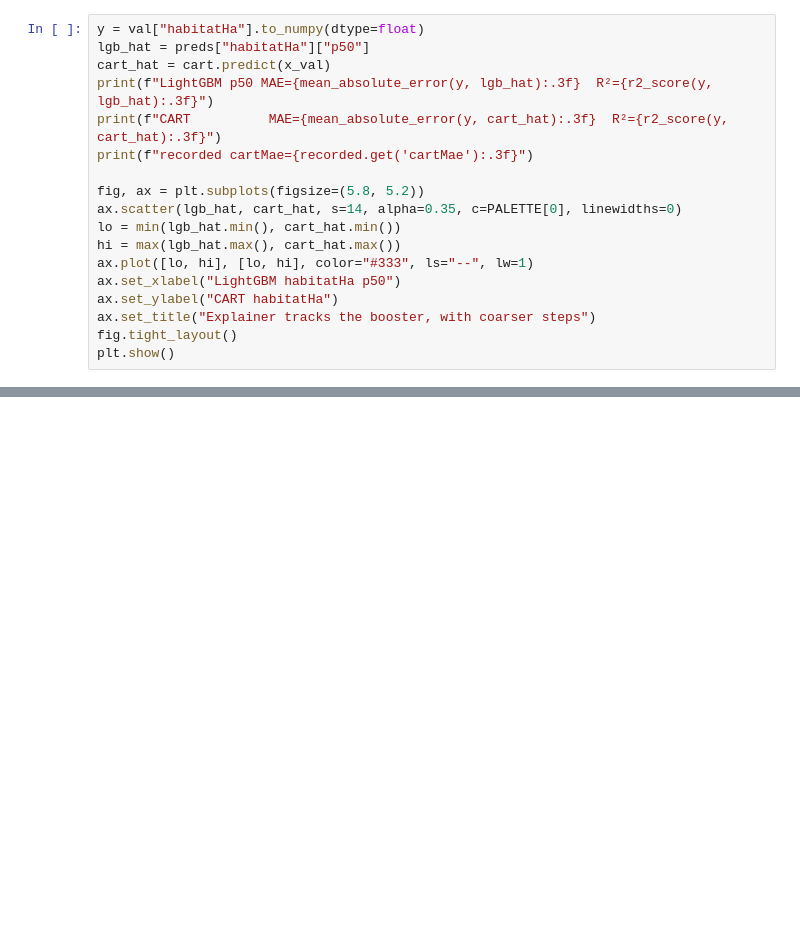
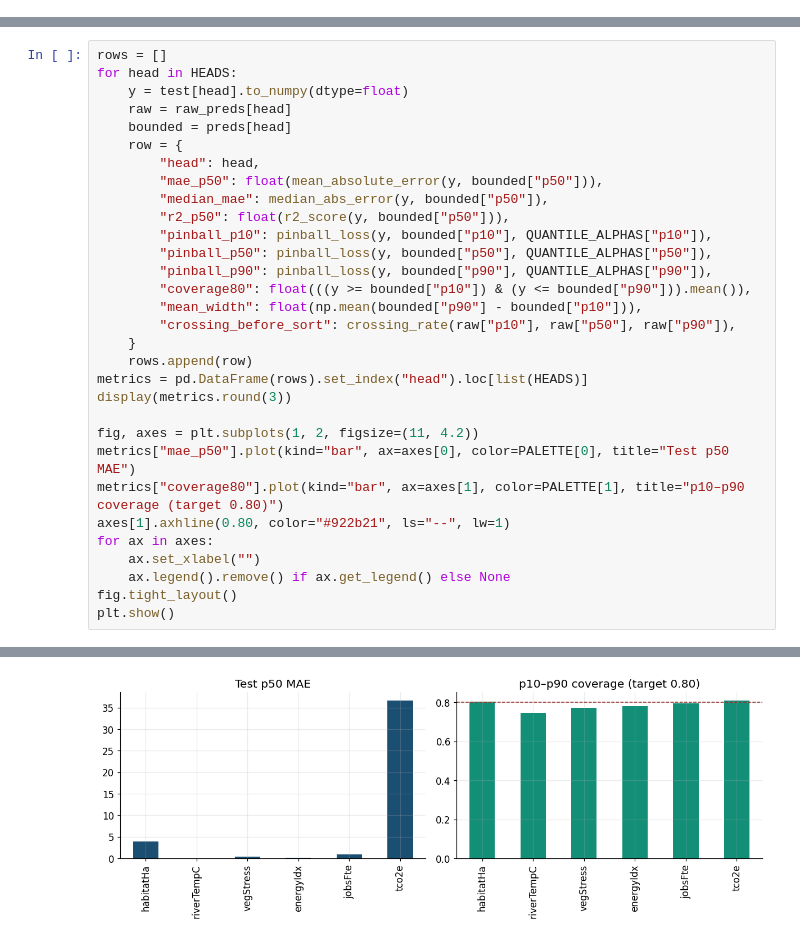
Before and after one commit to m1ndl0ss/SpaceX-Hackathon, a Jupyter notebook: ai/models/eval.ipynb, the cells around one changed output, grey strips where cells are left out. Drawn from its saved outputs; the diff is of its cells as text; blank space fills up the shorter version.

```diff
--- a/ai/models/eval.ipynb
+++ b/ai/models/eval.ipynb
@@ -276,18 +0,0 @@ The depth-4 tree is the text shown on the report. It should follow the same tren
-# %%
-y = val["habitatHa"].to_numpy(dtype=float)
-lgb_hat = preds["habitatHa"]["p50"]
-cart_hat = cart.predict(x_val)
-print(f"LightGBM p50 MAE={mean_absolute_error(y, lgb_hat):.3f}  R²={r2_score(y, lgb_hat):.3f}")
-print(f"CART          MAE={mean_absolute_error(y, cart_hat):.3f}  R²={r2_score(y, cart_hat):.3f}")
-print(f"recorded cartMae={recorded.get('cartMae'):.3f}")
-
-fig, ax = plt.subplots(figsize=(5.8, 5.2))
-ax.scatter(lgb_hat, cart_hat, s=14, alpha=0.35, c=PALETTE[0], linewidths=0)
-lo = min(lgb_hat.min(), cart_hat.min())
-hi = max(lgb_hat.max(), cart_hat.max())
-ax.plot([lo, hi], [lo, hi], color="#333", ls="--", lw=1)
-ax.set_xlabel("LightGBM habitatHa p50")
-ax.set_ylabel("CART habitatHa")
-ax.set_title("Explainer tracks the booster, with coarser steps")
-fig.tight_layout()
-plt.show()
@@ -357,0 +106,32 @@ display(by_country.round(2))
+# %%
+rows = []
+for head in HEADS:
+    y = test[head].to_numpy(dtype=float)
+    raw = raw_preds[head]
+    bounded = preds[head]
+    row = {
+        "head": head,
+        "mae_p50": float(mean_absolute_error(y, bounded["p50"])),
+        "median_mae": median_abs_error(y, bounded["p50"]),
+        "r2_p50": float(r2_score(y, bounded["p50"])),
+        "pinball_p10": pinball_loss(y, bounded["p10"], QUANTILE_ALPHAS["p10"]),
+        "pinball_p50": pinball_loss(y, bounded["p50"], QUANTILE_ALPHAS["p50"]),
+        "pinball_p90": pinball_loss(y, bounded["p90"], QUANTILE_ALPHAS["p90"]),
+        "coverage80": float(((y >= bounded["p10"]) & (y <= bounded["p90"])).mean()),
+        "mean_width": float(np.mean(bounded["p90"] - bounded["p10"])),
+        "crossing_before_sort": crossing_rate(raw["p10"], raw["p50"], raw["p90"]),
+    }
+    rows.append(row)
+metrics = pd.DataFrame(rows).set_index("head").loc[list(HEADS)]
+display(metrics.round(3))
+
+fig, axes = plt.subplots(1, 2, figsize=(11, 4.2))
+metrics["mae_p50"].plot(kind="bar", ax=axes[0], color=PALETTE[0], title="Test p50 MAE")
+metrics["coverage80"].plot(kind="bar", ax=axes[1], color=PALETTE[1], title="p10–p90 coverage (target 0.80)")
+axes[1].axhline(0.80, color="#922b21", ls="--", lw=1)
+for ax in axes:
+    ax.set_xlabel("")
+    ax.legend().remove() if ax.get_legend() else None
+fig.tight_layout()
+plt.show()
+# %% [output]
@@ -357,0 +146 @@ display(by_country.round(2))
+[figure, added]
```
Also changed, not shown: parts of 38 cells of this notebook, 44 other files.
